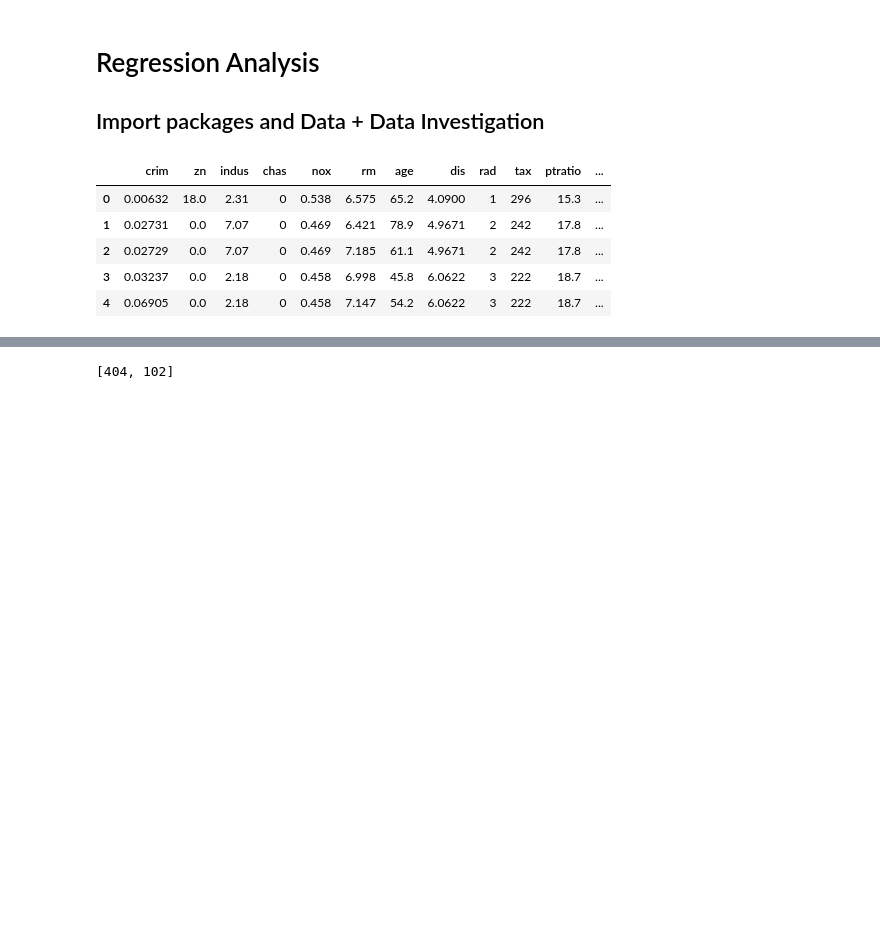
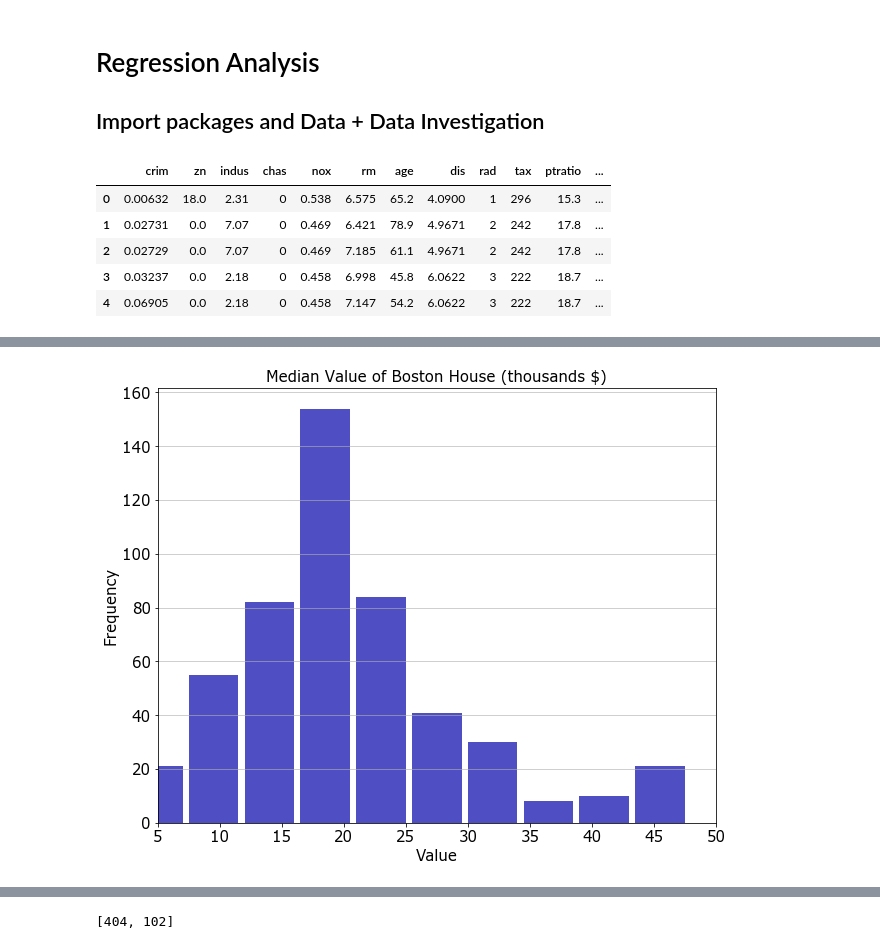
Before and after one commit to kathyxiong/stat_learning_case_study, a Jupyter notebook: freyder_housing_regression_boosting.ipynb, the cells around one changed output, grey strips where cells are left out. Saved outputs shown, nothing was run; the diff lists cells and outputs as text; code cells hidden in the pictures; blank space fills up the shorter version.

```diff
--- a/freyder_housing_regression_boosting.ipynb
+++ b/freyder_housing_regression_boosting.ipynb
@@ -30,0 +38,17 @@ housing.head()
+# %%
+hist,bin_edges = np.histogram(housing[['medv']])
+# %%
+plt.figure(figsize=[10,8])
+
+plt.bar(bin_edges[:-1], hist, width = 4, color='#0504aa',alpha=0.7)
+plt.xlim(min(bin_edges), max(bin_edges))
+plt.grid(axis='y', alpha=0.75)
+plt.xlabel('Value ()',fontsize=15)
+plt.ylabel('Frequency',fontsize=15)
+plt.xticks(fontsize=15)
+plt.yticks(fontsize=15)
+plt.ylabel('Frequency',fontsize=15)
+plt.title('Median Value of Boston House (thousands $)',fontsize=15)
+plt.show()
+# %% [output]
+[figure, added]
```
Also changed, not shown: parts of 3 cells of this notebook.
